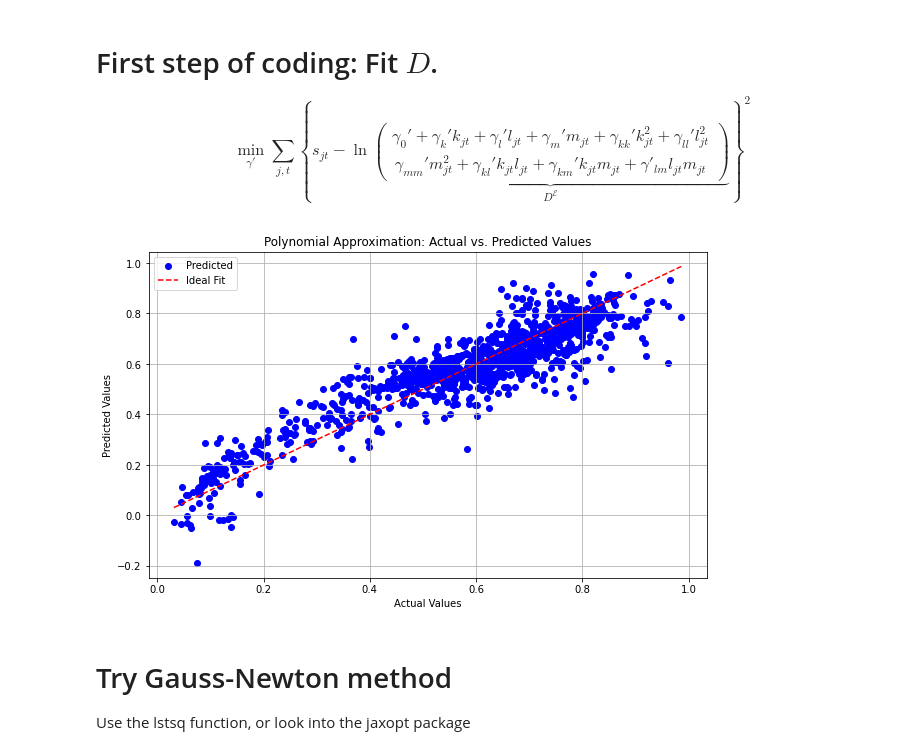
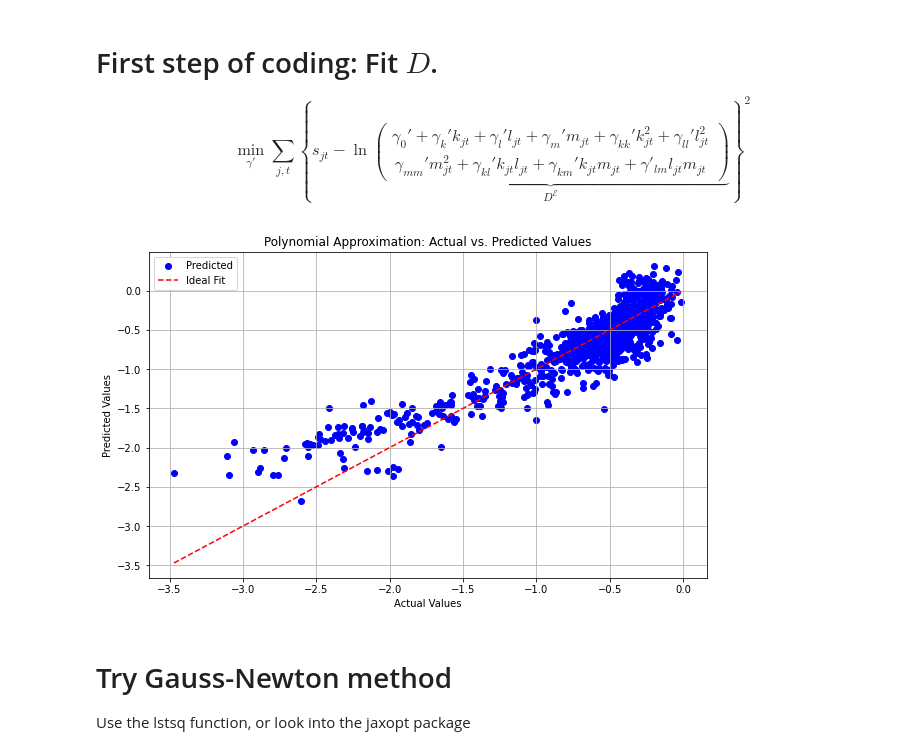
Before and after one commit to RussellMiles310/IO-Problem-Sets, a Jupyter notebook: PS3_Russell/Code_Python/GNR.ipynb, the cells around one changed output. Drawn from its saved outputs; the diff is of its cells as text; code cells hidden in the pictures.

```diff
--- a/PS3_Russell/Code_Python/GNR.ipynb
+++ b/PS3_Russell/Code_Python/GNR.ipynb
@@ -245,27 +245,39 @@ autohessian_nlls = hessian(nlls_share_obj)
 
 es = np.exp(s)
 
-gammaprime_linear_reg = np.linalg.solve(X_poly_D.T@X_poly_D, X_poly_D.T@es)
+#gammaprime_linear_reg = np.linalg.solve(X_poly_D.T@X_poly_D, X_poly_D.T@es)
 
-eshat = X_poly_D@gammaprime_linear_reg
+#eshat = X_poly_D@gammaprime_linear_reg
+
+
+#Trying gnrprod approach
+gammaprime_lr = np.linalg.solve(X_poly_D.T@X_poly_D, X_poly_D.T@s)
+shat_lr = X_poly_D@gammaprime_lr
+
+
+Const = shat_lr - gammaprime_lr[0]
+cstart = -min(Const)+0.1
+gammaprime0 = np.vstack((cstart, gammaprime_lr[1:])).flatten()
 # %%
 # Example data (replace these with your actual y and yhat values)
 # Create a scatter plot for actual vs. predicted
 plt.figure(figsize=(10, 6))
-plt.scatter(es, eshat, color='blue', label='Predicted', marker='o')
-plt.plot([min(es), max(es)], [min(es), max(es)], color='red', linestyle='--', label='Ideal Fit')
+plt.scatter(s, shat_lr, color='blue', label='Predicted', marker='o')
+plt.plot([min(s), max(s)], [min(s), max(s)], color='red', linestyle='--', label='Ideal Fit')
+#plt.scatter(es, eshat, color='blue', label='Predicted', marker='o')
+#plt.plot([min(es), max(es)], [min(es), max(es)], color='red', linestyle='--', label='Ideal Fit')
 
 # Add labels and title
 plt.xlabel('Actual Values')
 plt.ylabel('Predicted Values')
 plt.title('Polynomial Approximation: Actual vs. Predicted Values')
 plt.legend()
 plt.grid()
 
 # Show the plot
 plt.show()
 # %% [output]
-[figure, old version]
+[figure, new version]
 # %% [markdown]
 # Try Gauss-Newton method
 
```
Also changed, not shown: parts of 2 cells of this notebook, 3 other files.
